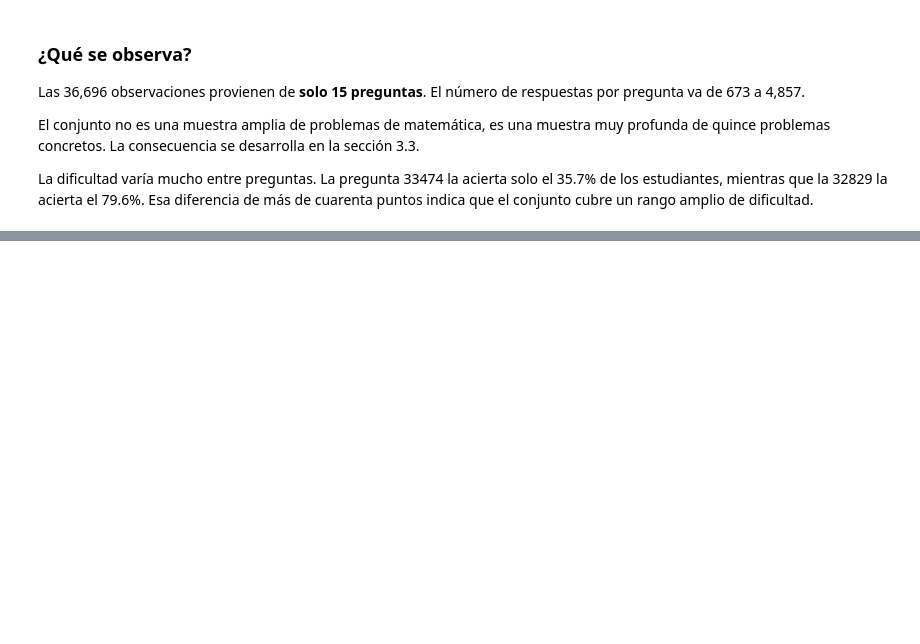
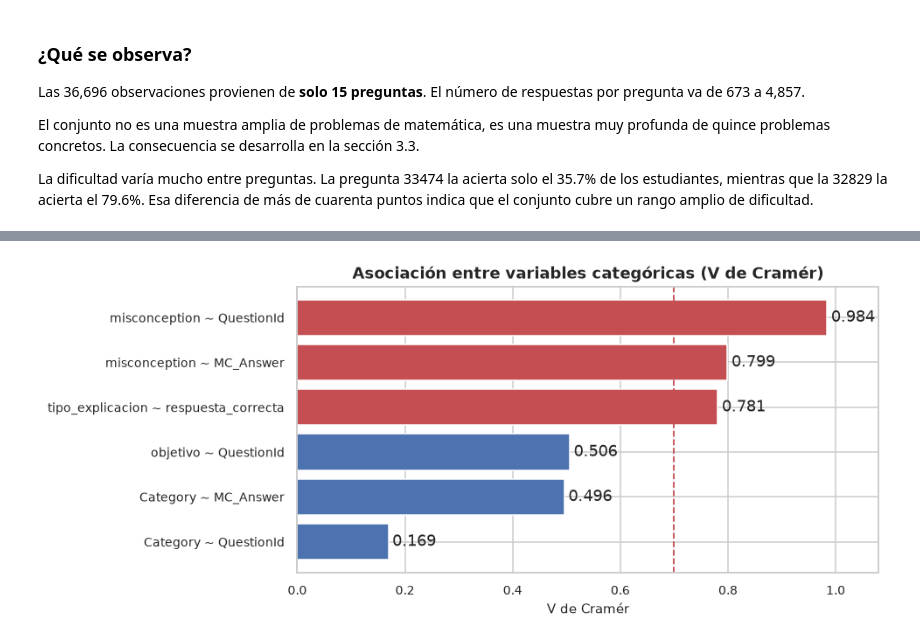
Before and after one commit to Tunchxz/math-misconception-map, a Jupyter notebook: notebooks/02_eda.ipynb, the cells around one changed output, grey strips where cells are left out. Cells and saved outputs as stored; diff of their text form; code cells hidden in the pictures; blank space fills up the shorter version.

Commit message:
feat(notebook-02): variable cross-analysis (EDA)

```diff
--- a/notebooks/02_eda.ipynb
+++ b/notebooks/02_eda.ipynb
@@ -447,0 +581,22 @@ La dificultad varía mucho entre preguntas. La pregunta 33474 la acierta solo el
+# %%
+def v_de_cramer(x, y):
+    '''Calcula la V de Cramér entre dos variables categóricas.'''
+    tabla = pd.crosstab(x, y)
+    chi2 = chi2_contingency(tabla, correction=False)[0]
+    n = tabla.values.sum()
+    filas, columnas = tabla.shape
+    return np.sqrt((chi2 / n) / min(filas - 1, columnas - 1))
+
+
+pares = [
+    ("misconception ~ QuestionId", con_error["misconception"], con_error["QuestionId"]),
+    ("misconception ~ MC_Answer", con_error["misconception"], con_error["MC_Answer"]),
+    ("objetivo ~ QuestionId", train["objetivo"], train["QuestionId"]),
+    ("Category ~ MC_Answer", train["Category"], train["MC_Answer"]),
+    ("Category ~ QuestionId", train["Category"], train["QuestionId"]),
+    ("tipo_explicacion ~ respuesta_correcta", train["tipo_explicacion"], train["respuesta_correcta"]),
+]
+asociacion = pd.DataFrame(
+    [{"par": nombre, "v_cramer": round(v_de_cramer(a, b), 3)} for nombre, a, b in pares]
+).sort_values("v_cramer", ascending=False)
+asociacion
@@ -447,0 +611,14 @@ La dificultad varía mucho entre preguntas. La pregunta 33474 la acierta solo el
+# %%
+fig, ax = plt.subplots(figsize=(9, 4))
+colores = ["#C44E52" if v > 0.7 else "#4C72B0" for v in asociacion["v_cramer"]]
+ax.barh(asociacion["par"], asociacion["v_cramer"], color=colores)
+ax.bar_label(ax.containers[0], fmt="%.3f", padding=3)
+ax.set_xlim(0, 1.08)
+ax.axvline(0.7, color="#C44E52", ls="--", lw=1.2)
+ax.set_title("Asociación entre variables categóricas (V de Cramér)")
+ax.set_xlabel("V de Cramér")
+ax.invert_yaxis()
+fig.tight_layout()
+plt.show()
+# %% [output]
+[figure, added]
```
Also changed, not shown: parts of 16 cells of this notebook.
